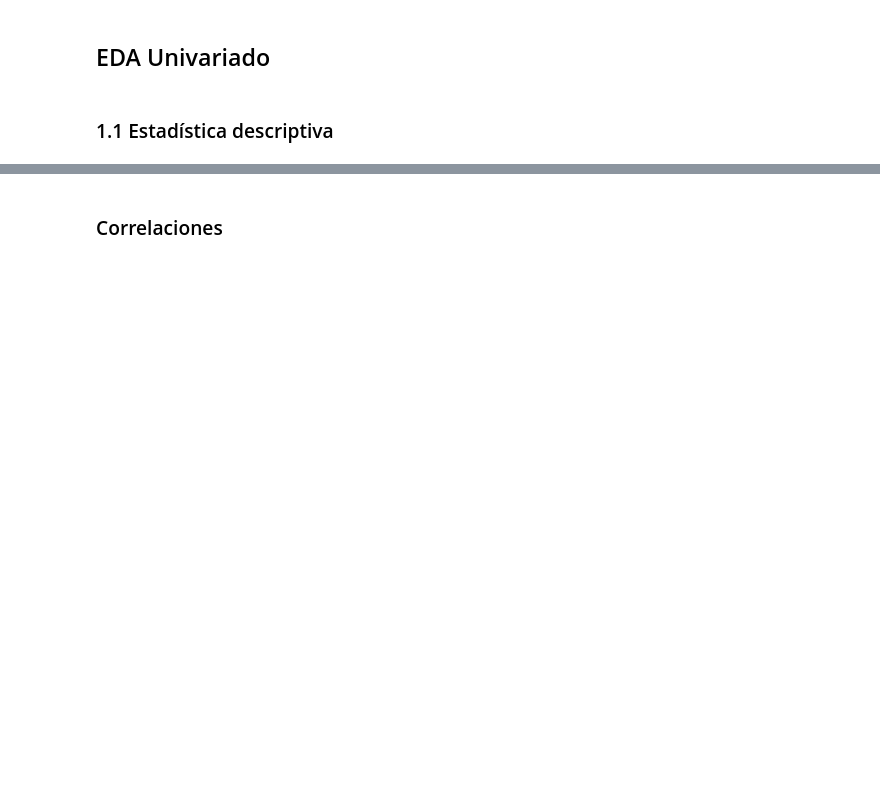
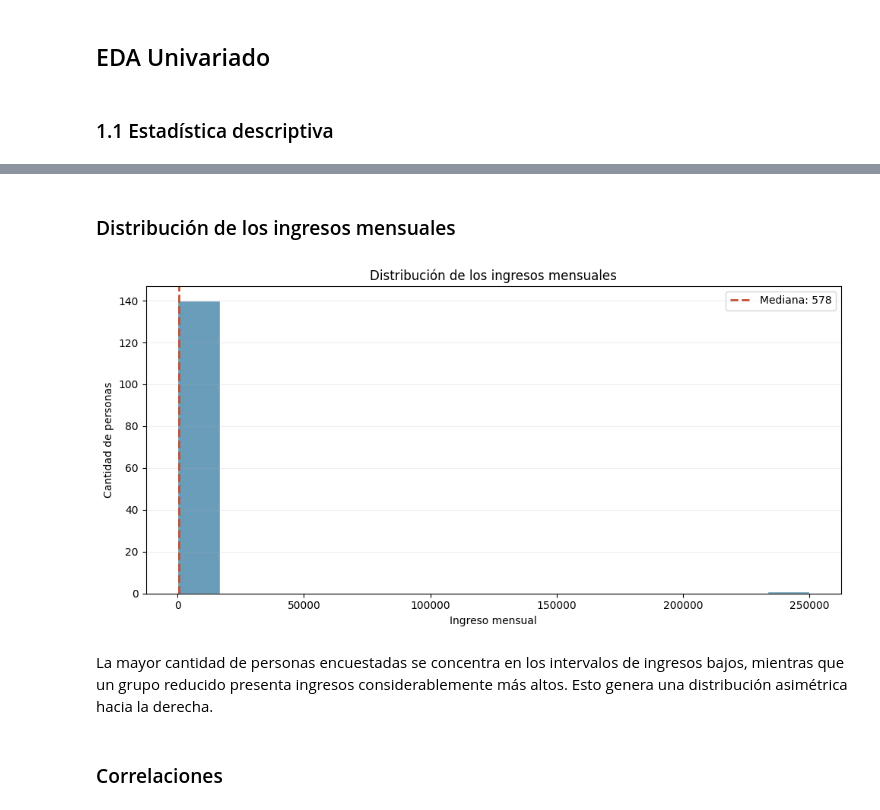
Before and after one commit to NicoBonorino/Tp_Python, a Jupyter notebook: TP.ipynb, the cells around one changed output, grey strips where cells are left out. Cells and saved outputs as stored; diff of their text form; code cells hidden in the pictures; blank space fills up the shorter version.

```diff
--- a/TP.ipynb
+++ b/TP.ipynb
@@ -256,8 +585,41 @@ df[["user_type", "ai_tool", "ai_purpose", "education_level", "would_recommend"]]
+# %% [markdown]
+### Distribución de los ingresos mensuales
 # %%
-plt.figure(figsize=(10, 5))
-sns.histplot(data=df_copy, x="monthly_income", bins=30, kde=True)
-plt.title("Distribución de Edad")
+ingresos = df["monthly_income"].dropna()
+mediana = ingresos.median()
+
+fig, ax = plt.subplots(figsize=(10, 5))
+
+sns.histplot(
+    ingresos,
+    bins=15,
+    color="#387CA3",
+    edgecolor="white",
+    ax=ax
+)
+
+ax.axvline(
+    mediana,
+    color="#C45136",
+    linestyle="--",
+    linewidth=2,
+    label=f"Mediana: {mediana:,.0f}"
+)
+
+ax.set(
+    title="Distribución de los ingresos mensuales",
+    xlabel="Ingreso mensual",
+    ylabel="Cantidad de personas"
+)
+
+ax.legend()
+ax.grid(axis="y", alpha=0.2)
+plt.tight_layout()
 plt.show()
+# %% [output]
+[figure, added]
+# %% [markdown]
+La mayor cantidad de personas encuestadas se concentra en los intervalos de ingresos bajos, mientras que un grupo reducido presenta ingresos considerablemente más altos. Esto genera una distribución asimétrica hacia la derecha.
 # %% [markdown]
 ### Correlaciones
 # %%
```
Also changed, not shown: parts of 39 cells of this notebook.
